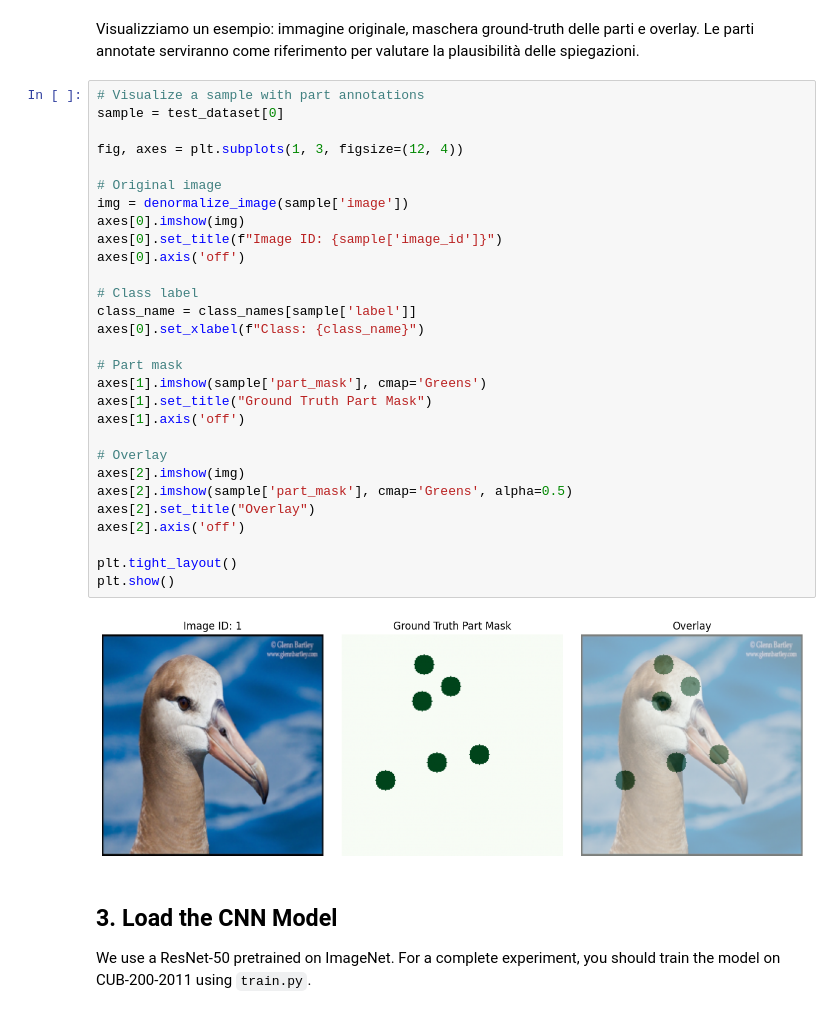
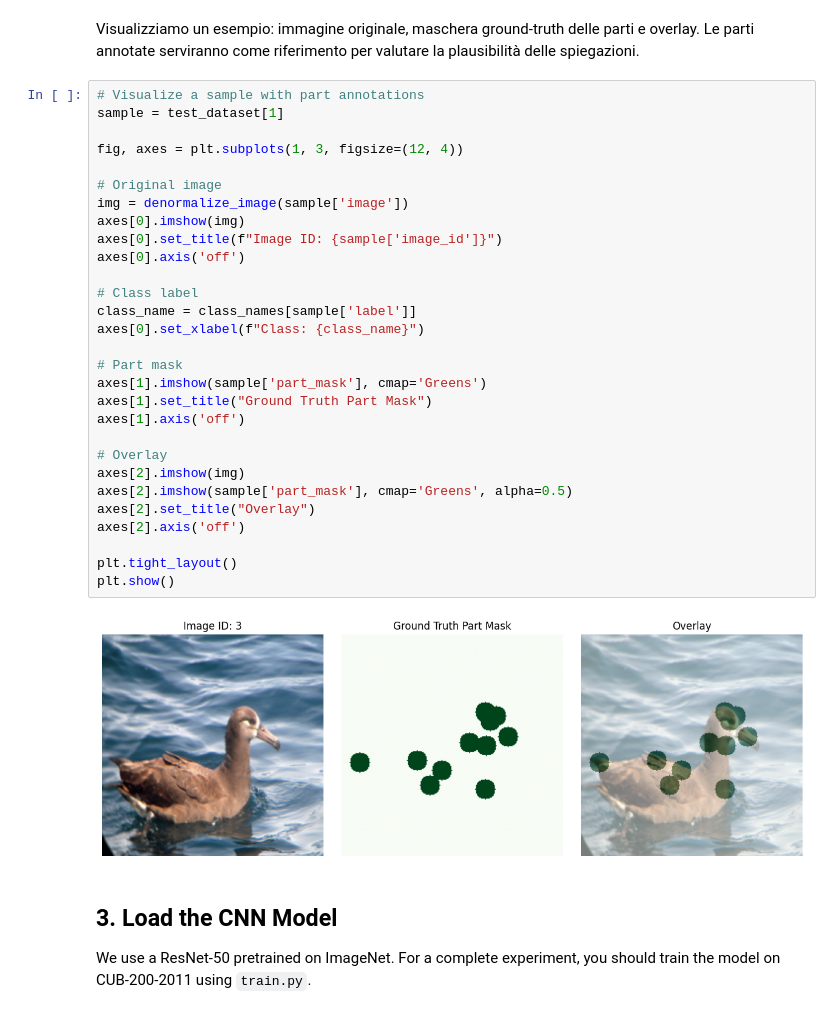
Before and after one commit to filippostanghellini/Explainability-project, a Jupyter notebook: explainability_analysis.ipynb, the cells around one changed output. Drawn from its saved outputs; the diff is of its cells as text.

Commit message:
Cleaned the code and fixed the visualization

```diff
--- a/explainability_analysis.ipynb
+++ b/explainability_analysis.ipynb
@@ -137,35 +138,35 @@ Test dataset size: 5794
 Visualizziamo un esempio: immagine originale, maschera ground-truth delle parti e overlay. Le parti annotate serviranno come riferimento per valutare la plausibilità delle spiegazioni.
 # %%
 # Visualize a sample with part annotations
-sample = test_dataset[0]
+sample = test_dataset[1]
 
 fig, axes = plt.subplots(1, 3, figsize=(12, 4))
 
 # Original image
 img = denormalize_image(sample['image'])
 axes[0].imshow(img)
 axes[0].set_title(f"Image ID: {sample['image_id']}")
 axes[0].axis('off')
 
 # Class label
 class_name = class_names[sample['label']]
 axes[0].set_xlabel(f"Class: {class_name}")
 
 # Part mask
 axes[1].imshow(sample['part_mask'], cmap='Greens')
 axes[1].set_title("Ground Truth Part Mask")
 axes[1].axis('off')
 
 # Overlay
 axes[2].imshow(img)
 axes[2].imshow(sample['part_mask'], cmap='Greens', alpha=0.5)
 axes[2].set_title("Overlay")
 axes[2].axis('off')
 
 plt.tight_layout()
 plt.show()
 # %% [output]
-[figure, old version]
+[figure, new version]
 # %% [markdown]
 ## 3. Load the CNN Model
 
```
Also changed, not shown: parts of 10 cells of this notebook, 8 other files.
